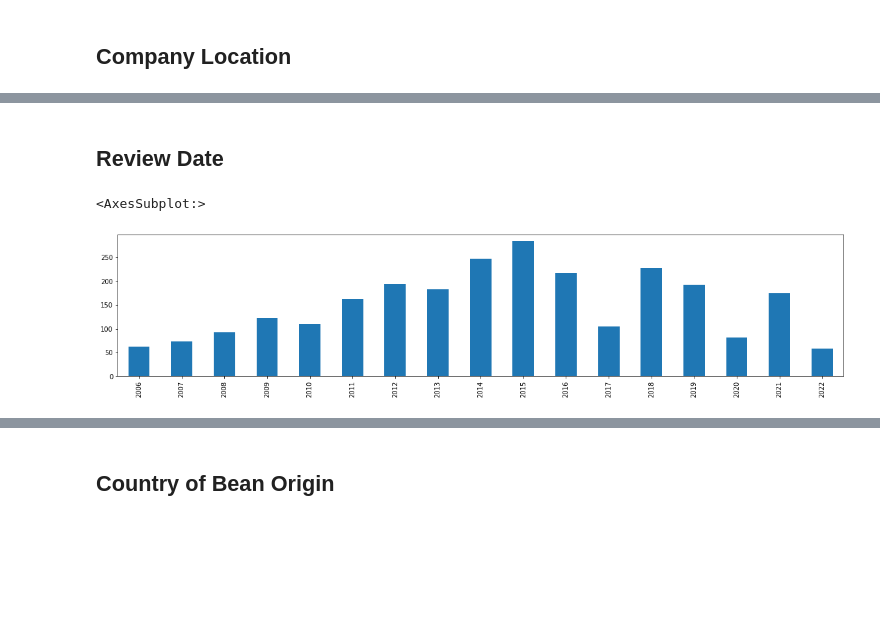
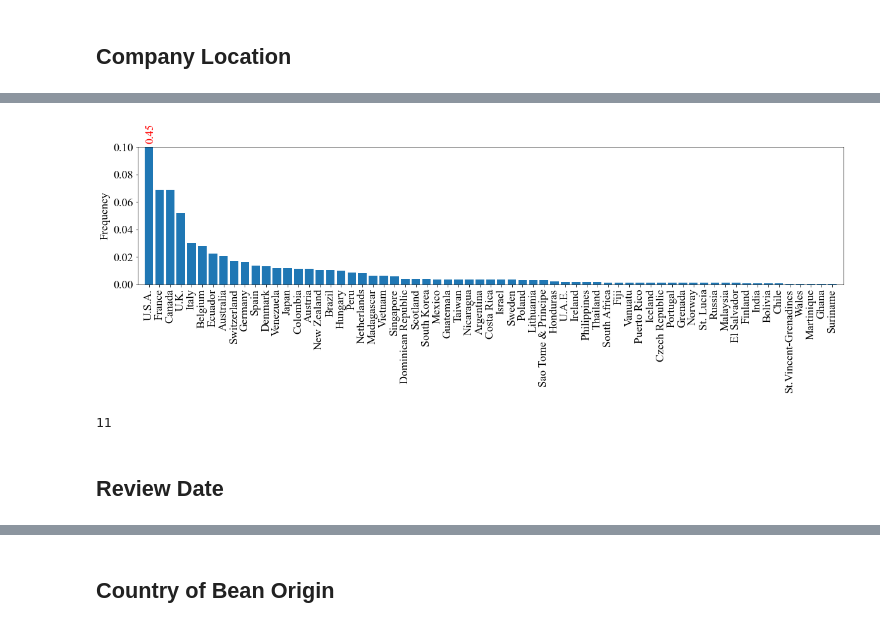
Before and after one commit to ElisabethBrockhaus/Chocolate_bar_rating, a Jupyter notebook: chocolate_rating_data.ipynb, the cells around one changed output, grey strips where cells are left out. Drawn from its saved outputs; the diff is of its cells as text; code cells hidden in the pictures; blank space fills up the shorter version.

```diff
--- a/chocolate_rating_data.ipynb
+++ b/chocolate_rating_data.ipynb
@@ -229,0 +124,3 @@ location_dummies
+# %%
+location_shares = data["company_location"].value_counts()/len(data)
+location_shares
@@ -230,7 +140,24 @@ location_dummies
+# %%
+fig, ax = plt.subplots(figsize=(20, 4))
+bars = ax.bar(location_shares.index, location_shares)
+ax.set_ylim(0, 0.1)
+
+h_usa = f"{round(bars[0].get_height(),2)}"
+ax.text(
+    bars[0].get_x() + 0.1, 0.11, s=h_usa, ha="left", va="center", rotation=90, c="red"
+)
+
+plt.margins(0.01, 0.05)
+plt.xticks(rotation=90)
+plt.ylabel("Frequency")
+plt.savefig("figures/company_location_barplot.pdf", bbox_inches="tight")
+plt.show()
+# %% [output]
+[figure, added]
+# %%
+# number of company locations that make up 80% of the observations
+len(location_shares.loc[location_shares.cumsum()<=0.8].index)
+# %% [output]
+11
 # %% [markdown]
 ## Review Date
-# %%
-data["review_date"].value_counts().sort_index().plot(kind='bar', figsize=(20,4))
-# %% [output]
-<AxesSubplot:>
-[figure, removed]
```
Also changed, not shown: parts of 57 cells of this notebook, 5 other files.
